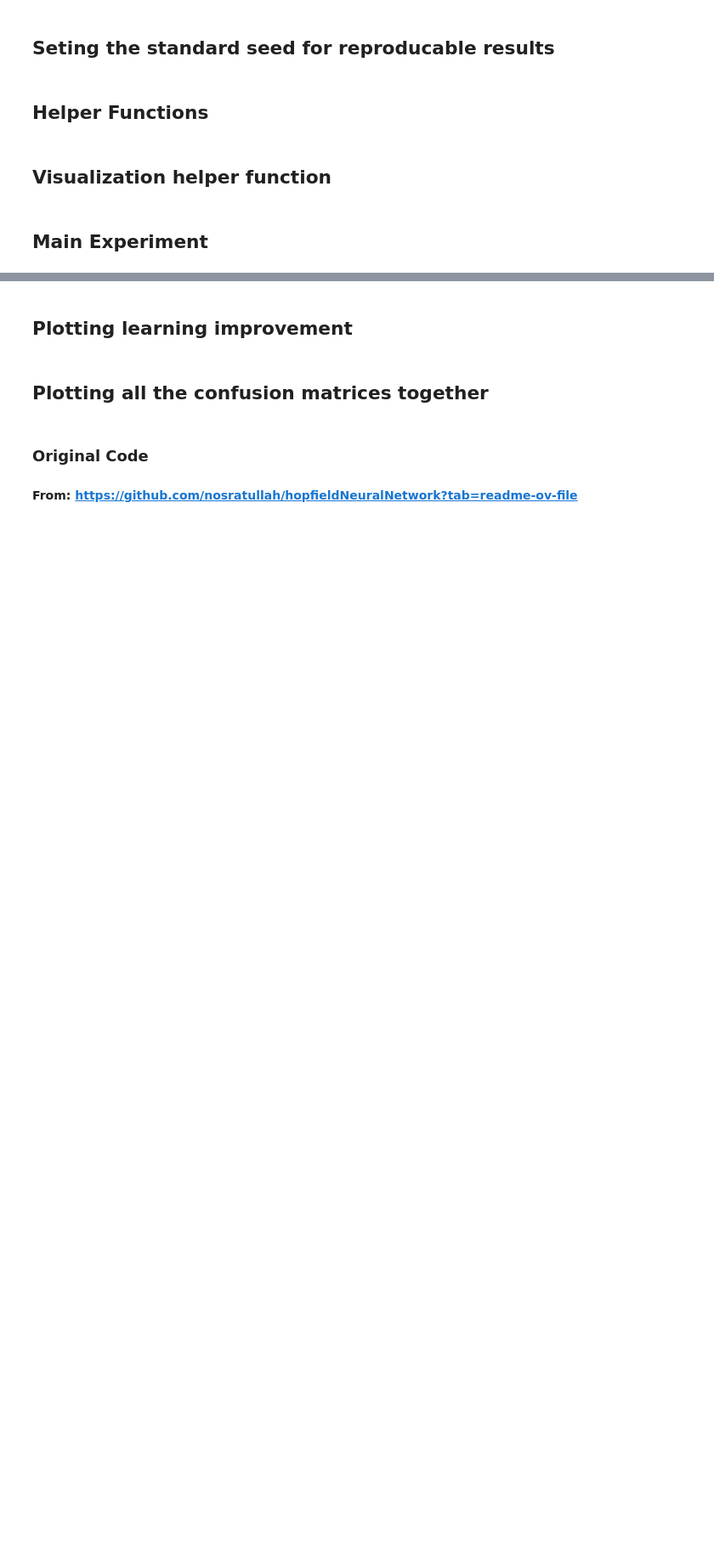
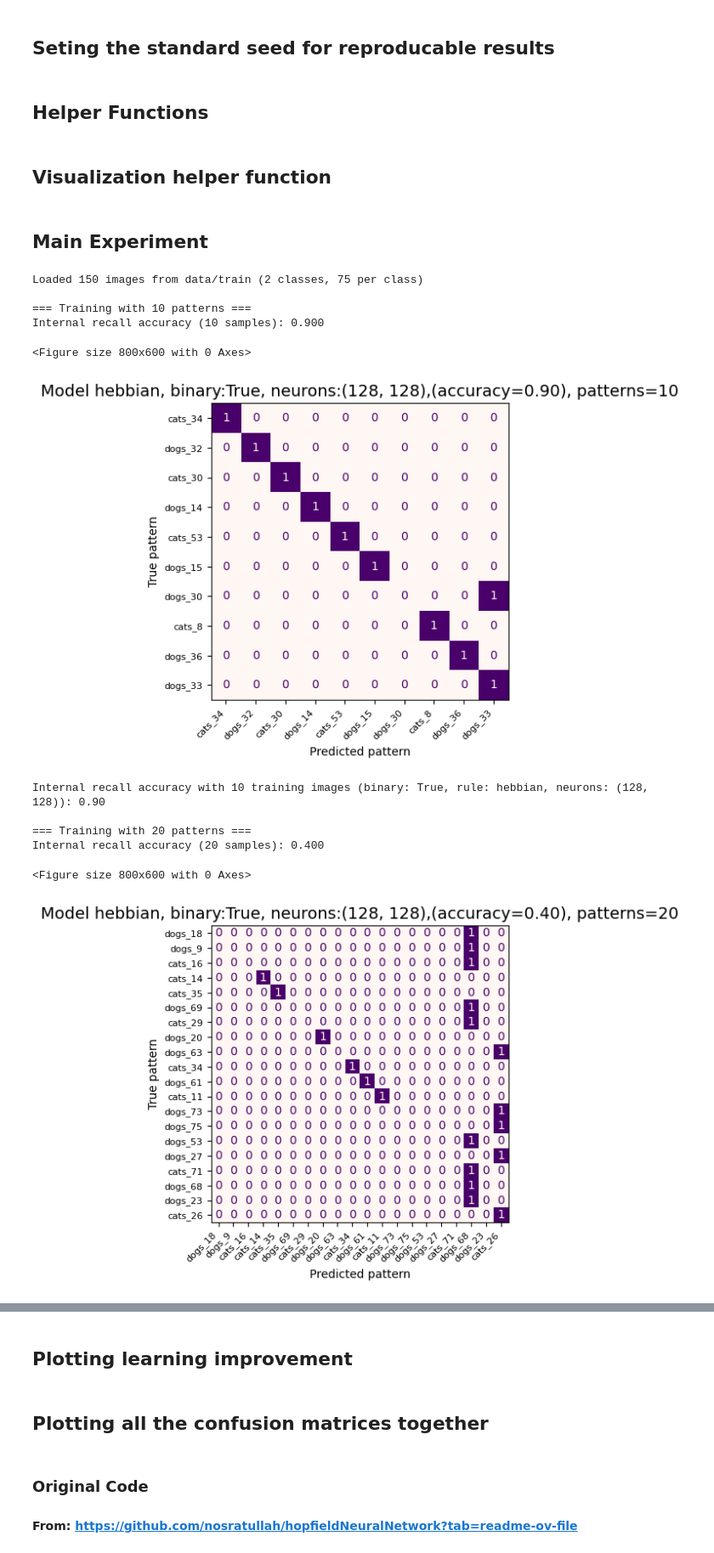
Before and after one commit to GabrielaGroenenewegenVanDerWeijden/FinalProjectNeuroAI, a Jupyter notebook: hopfield.ipynb, the cells around one changed output, grey strips where cells are left out. Shown: that part at 85% size. Cells and saved outputs as stored; diff of their text form; code cells hidden in the pictures; blank space fills up the shorter version.

```diff
--- a/hopfield.ipynb
+++ b/hopfield.ipynb
@@ -302,7 +310,7 @@ def run_hopfield_experiment(train_dir="data/train", test_dir="data/test", train_
 
     return results, conf_matrices
 # %%
-train_counts = [10, 20, 30, 40, 50, 60, 70, 80, 90, 100]
+train_counts = [10, 20, 30, 40, 50]
 # %%
 
 #  Base model
@@ -337,15 +345,28 @@ np.savez("results_non_binary.npz", results=results_non_binary, confs=confs_non_b
 # %%
 # Base model with more neurons
 results_more_neurons, confs_more_neurons = run_hopfield_experiment(
     learning_rule="hebbian",
     hebbian_trainer=hebbian_trainer,
     train_counts= train_counts,
-    storkey_rule=storkey_rule,
+    color=plt.cm.RdPu,
     imageGenerator=imageGenerator,
     prediction=prediction,
     plot_image_reconstruction=plot_image_reconstruction,
     image_size=(128, 128), # More neurons
     binary = True
 )
 
 np.savez("results_more_neurons.npz", results=results_more_neurons, confs=confs_more_neurons)
+# %% [output]
+Loaded 150 images from data/train (2 classes, 75 per class)
+
+=== Training with 10 patterns ===
+Internal recall accuracy (10 samples): 0.900
+<Figure size 800x600 with 0 Axes>
+[figure, added]
+Internal recall accuracy with 10 training images (binary: True, rule: hebbian, neurons: (128, 128)): 0.90
+
+=== Training with 20 patterns ===
+Internal recall accuracy (20 samples): 0.400
+<Figure size 800x600 with 0 Axes>
+[figure, added]
```
Also changed, not shown: parts of 8 cells of this notebook, 23 other files.
